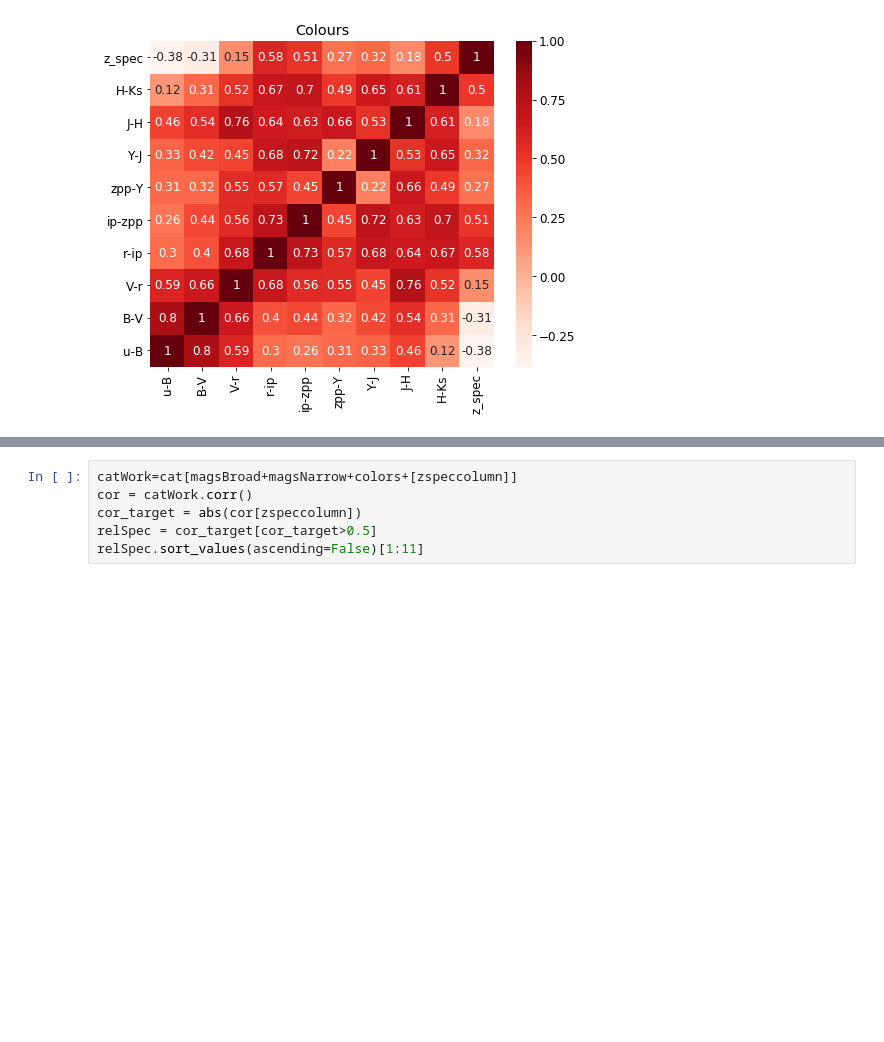
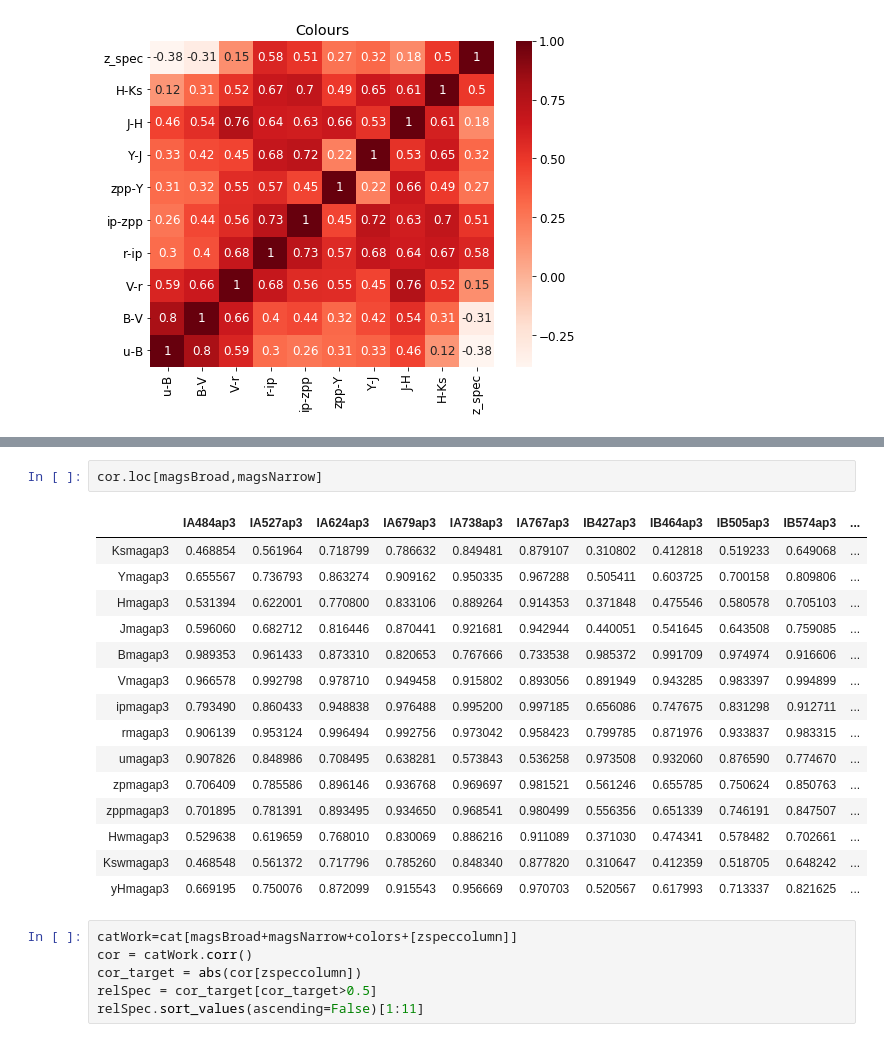
Before and after one commit to ShrRa/COSMOS_SOM, a Jupyter notebook: Vis-UV-IR/FeatureSelection.ipynb, the cells around one changed output, grey strips where cells are left out. Drawn from its saved outputs; the diff is of its cells as text; blank space fills up the shorter version.

```diff
--- a/Vis-UV-IR/FeatureSelection.ipynb
+++ b/Vis-UV-IR/FeatureSelection.ipynb
@@ -57,3 +80,21 @@ Text(0.5, 1, 'Colours')
+# %%
+cor.loc[magsBroad,magsNarrow]
+# %% [output]
+|  | IA484ap3 | IA527ap3 | IA624ap3 | IA679ap3 | IA738ap3 | IA767ap3 | IB427ap3 | IB464ap3 | IB505ap3 | IB574ap3 | ... |
+| Ksmagap3 | 0.468854 | 0.561964 | 0.718799 | 0.786632 | 0.849481 | 0.879107 | 0.310802 | 0.412818 | 0.519233 | 0.649068 | ... |
+| Ymagap3 | 0.655567 | 0.736793 | 0.863274 | 0.909162 | 0.950335 | 0.967288 | 0.505411 | 0.603725 | 0.700158 | 0.809806 | ... |
+| Hmagap3 | 0.531394 | 0.622001 | 0.770800 | 0.833106 | 0.889264 | 0.914353 | 0.371848 | 0.475546 | 0.580578 | 0.705103 | ... |
+| Jmagap3 | 0.596060 | 0.682712 | 0.816446 | 0.870441 | 0.921681 | 0.942944 | 0.440051 | 0.541645 | 0.643508 | 0.759085 | ... |
+| Bmagap3 | 0.989353 | 0.961433 | 0.873310 | 0.820653 | 0.767666 | 0.733538 | 0.985372 | 0.991709 | 0.974974 | 0.916606 | ... |
+| Vmagap3 | 0.966578 | 0.992798 | 0.978710 | 0.949458 | 0.915802 | 0.893056 | 0.891949 | 0.943285 | 0.983397 | 0.994899 | ... |
+| ipmagap3 | 0.793490 | 0.860433 | 0.948838 | 0.976488 | 0.995200 | 0.997185 | 0.656086 | 0.747675 | 0.831298 | 0.912711 | ... |
+| rmagap3 | 0.906139 | 0.953124 | 0.996494 | 0.992756 | 0.973042 | 0.958423 | 0.799785 | 0.871976 | 0.933837 | 0.983315 | ... |
+| umagap3 | 0.907826 | 0.848986 | 0.708495 | 0.638281 | 0.573843 | 0.536258 | 0.973508 | 0.932060 | 0.876590 | 0.774670 | ... |
+| zpmagap3 | 0.706409 | 0.785586 | 0.896146 | 0.936768 | 0.969697 | 0.981521 | 0.561246 | 0.655785 | 0.750624 | 0.850763 | ... |
+| zppmagap3 | 0.701895 | 0.781391 | 0.893495 | 0.934650 | 0.968541 | 0.980499 | 0.556356 | 0.651339 | 0.746191 | 0.847507 | ... |
+| Hwmagap3 | 0.529638 | 0.619659 | 0.768010 | 0.830069 | 0.886216 | 0.911089 | 0.371030 | 0.474341 | 0.578482 | 0.702661 | ... |
+| Kswmagap3 | 0.468548 | 0.561372 | 0.717796 | 0.785260 | 0.848340 | 0.877820 | 0.310647 | 0.412359 | 0.518705 | 0.648242 | ... |
+| yHmagap3 | 0.669195 | 0.750076 | 0.872099 | 0.915543 | 0.956669 | 0.970703 | 0.520567 | 0.617993 | 0.713337 | 0.821625 | ... |
 # %%
 catWork=cat[magsBroad+magsNarrow+colors+[zspeccolumn]]
 cor = catWork.corr()
```
Also changed, not shown: parts of 5 cells of this notebook, 6 other files.
